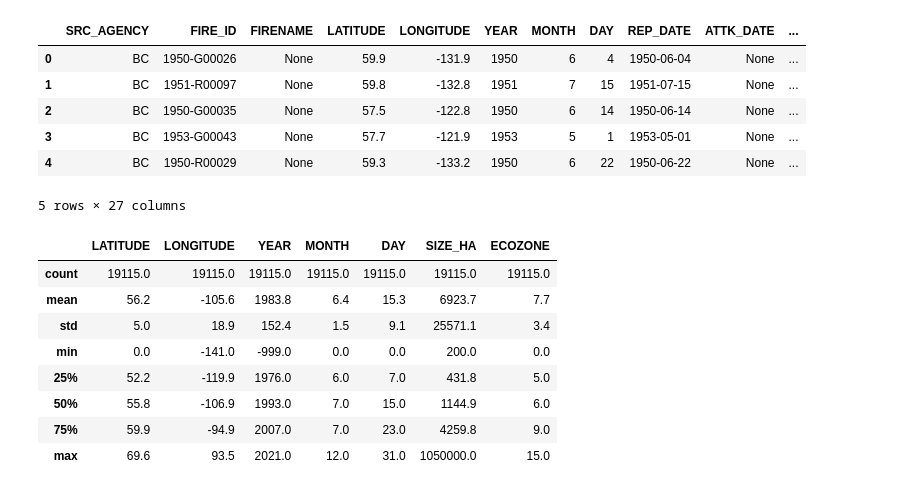
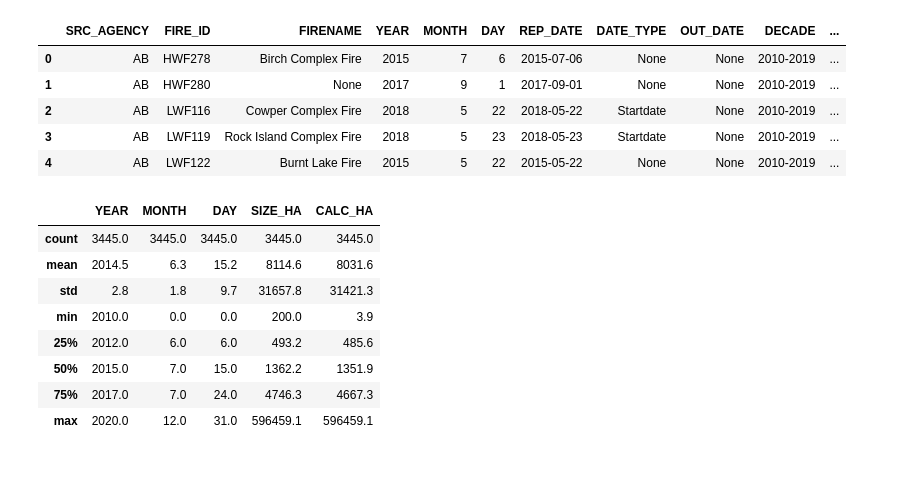
Before and after one commit to NouranEmad16/MLweatherForestFire, a Jupyter notebook: Data_step2_Evaluation.ipynb, the cells around one changed output. Saved outputs shown, nothing was run; the diff lists cells and outputs as text; code cells hidden in the pictures.

```diff
--- a/Data_step2_Evaluation.ipynb
+++ b/Data_step2_Evaluation.ipynb
@@ -23,28 +23,28 @@ db_con = engine.connect()
 # %%
 # tableName = "public.\"dbfNFDB_poin\""
 # table_df = gpd.read_postgis("SELECT * FROM " + tableName, db_con)
-tableName = "public.\"dbfNFDB_poin\""
-table_df = pd.read_sql("SELECT * FROM " + tableName, db_con)
+tableName = "public.\"lgFireTen\""
+table_df = gpd.GeoDataFrame.from_postgis("SELECT * FROM " + tableName, db_con)
 # %%
+pd.set_option('display.max_columns', None)
 table_df.head()
 # %% [output]
-|  | SRC_AGENCY | FIRE_ID | FIRENAME | LATITUDE | LONGITUDE | YEAR | MONTH | DAY | REP_DATE | ATTK_DATE | ... |
-| 0 | BC | 1950-G00026 | None | 59.9 | -131.9 | 1950 | 6 | 4 | 1950-06-04 | None | ... |
-| 1 | BC | 1951-R00097 | None | 59.8 | -132.8 | 1951 | 7 | 15 | 1951-07-15 | None | ... |
-| 2 | BC | 1950-G00035 | None | 57.5 | -122.8 | 1950 | 6 | 14 | 1950-06-14 | None | ... |
-| 3 | BC | 1953-G00043 | None | 57.7 | -121.9 | 1953 | 5 | 1 | 1953-05-01 | None | ... |
-| 4 | BC | 1950-R00029 | None | 59.3 | -133.2 | 1950 | 6 | 22 | 1950-06-22 | None | ... |
+|  | SRC_AGENCY | FIRE_ID | FIRENAME | YEAR | MONTH | DAY | REP_DATE | DATE_TYPE | OUT_DATE | DECADE | ... |
+| 0 | AB | HWF278 | Birch Complex Fire | 2015 | 7 | 6 | 2015-07-06 | None | None | 2010-2019 | ... |
+| 1 | AB | HWF280 | None | 2017 | 9 | 1 | 2017-09-01 | None | None | 2010-2019 | ... |
+| 2 | AB | LWF116 | Cowper Complex Fire | 2018 | 5 | 22 | 2018-05-22 | Startdate | None | 2010-2019 | ... |
+| 3 | AB | LWF119 | Rock Island Complex Fire | 2018 | 5 | 23 | 2018-05-23 | Startdate | None | 2010-2019 | ... |
+| 4 | AB | LWF122 | Burnt Lake Fire | 2015 | 5 | 22 | 2015-05-22 | None | None | 2010-2019 | ... |
-5 rows × 27 columns
 # %%
 
 table_df.describe()
 # %% [output]
-|  | LATITUDE | LONGITUDE | YEAR | MONTH | DAY | SIZE_HA | ECOZONE |
-| count | 19115.0 | 19115.0 | 19115.0 | 19115.0 | 19115.0 | 19115.0 | 19115.0 |
-| mean | 56.2 | -105.6 | 1983.8 | 6.4 | 15.3 | 6923.7 | 7.7 |
-| std | 5.0 | 18.9 | 152.4 | 1.5 | 9.1 | 25571.1 | 3.4 |
-| min | 0.0 | -141.0 | -999.0 | 0.0 | 0.0 | 200.0 | 0.0 |
-| 25% | 52.2 | -119.9 | 1976.0 | 6.0 | 7.0 | 431.8 | 5.0 |
-| 50% | 55.8 | -106.9 | 1993.0 | 7.0 | 15.0 | 1144.9 | 6.0 |
-| 75% | 59.9 | -94.9 | 2007.0 | 7.0 | 23.0 | 4259.8 | 9.0 |
-| max | 69.6 | 93.5 | 2021.0 | 12.0 | 31.0 | 1050000.0 | 15.0 |
+|  | YEAR | MONTH | DAY | SIZE_HA | CALC_HA |
+| count | 3445.0 | 3445.0 | 3445.0 | 3445.0 | 3445.0 |
+| mean | 2014.5 | 6.3 | 15.2 | 8114.6 | 8031.6 |
+| std | 2.8 | 1.8 | 9.7 | 31657.8 | 31421.3 |
+| min | 2010.0 | 0.0 | 0.0 | 200.0 | 3.9 |
+| 25% | 2012.0 | 6.0 | 6.0 | 493.2 | 485.6 |
+| 50% | 2015.0 | 7.0 | 15.0 | 1362.2 | 1351.9 |
+| 75% | 2017.0 | 7.0 | 24.0 | 4746.3 | 4667.3 |
+| max | 2020.0 | 12.0 | 31.0 | 596459.1 | 596459.1 |
```
Also changed, not shown: parts of 5 cells of this notebook.
